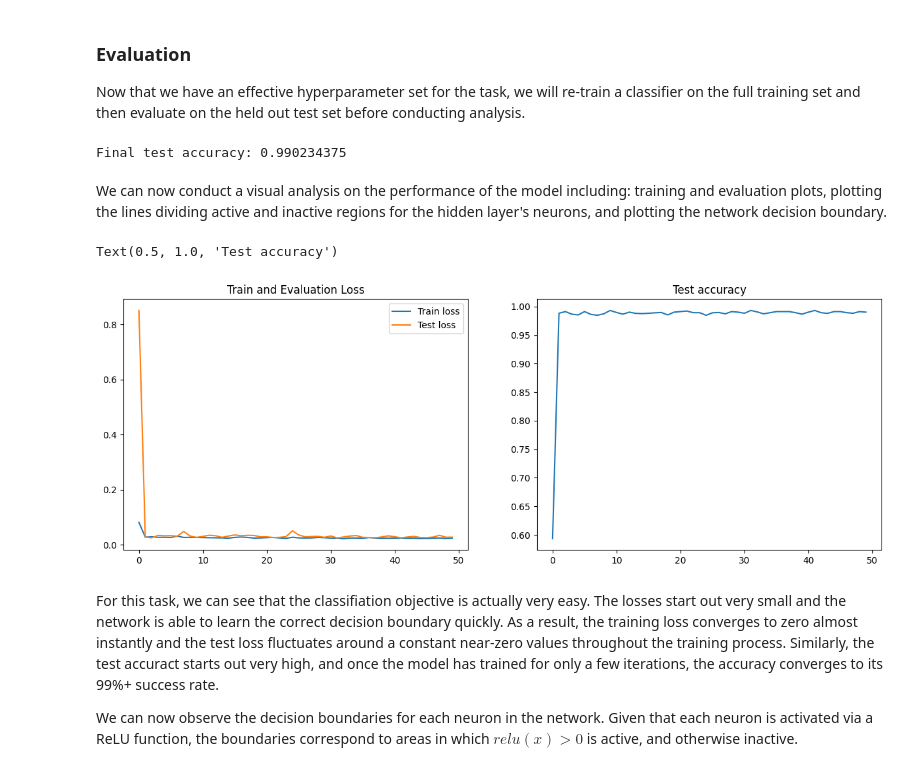
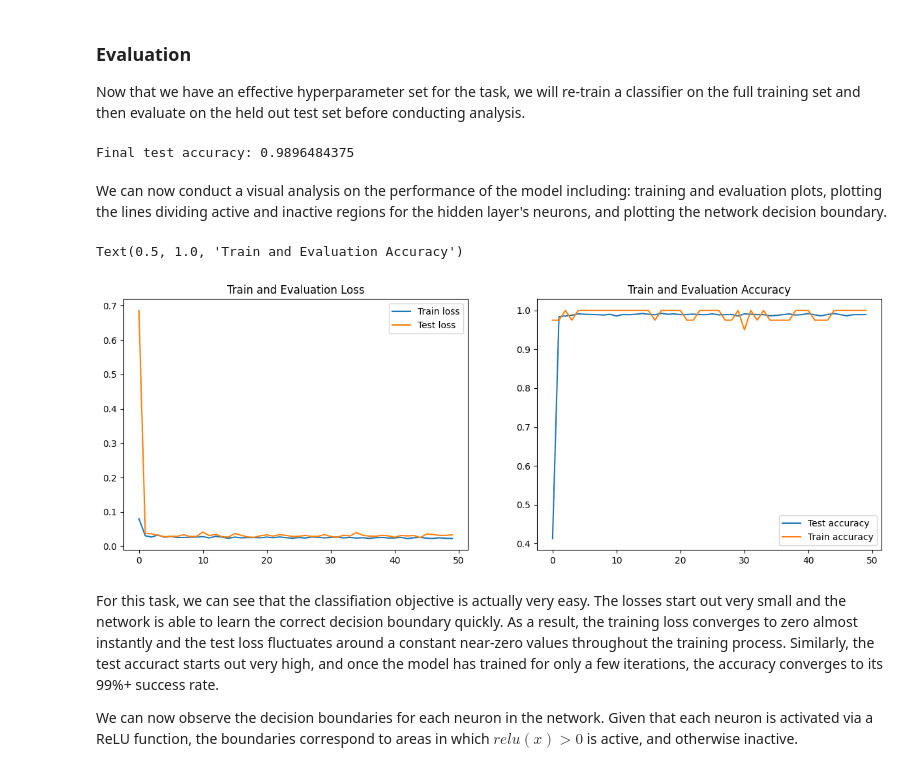
Before and after one commit to faverogian/ECSE552, a Jupyter notebook: classifier.ipynb, the cells around one changed output. Drawn from its saved outputs; the diff is of its cells as text; code cells hidden in the pictures.

Commit message:
forgot to add plot

```diff
--- a/classifier.ipynb
+++ b/classifier.ipynb
@@ -324,31 +324,34 @@ for epoch in range(50):
 
         # Store the epoch training loss
         epoch_train_losses.append(loss.item())
+        epoch_train_accuracy = (torch.round(outputs) == labels).sum().item() / len(labels)
 
     # Calculate the average training and test losses
     train_losses.append(np.mean(epoch_train_losses))
     test_losses.append(np.mean(epoch_test_losses))
-    train_accuracies.append(np.mean(epoch_train_losses))
+    train_accuracies.append(np.mean(epoch_train_accuracy))
     test_accuracies.append(np.mean(epoch_test_accuracies))
 
 # Print the final test accuracy
 print(f'Final test accuracy: {test_accuracies[-1]}')
 # %% [output]
-Final test accuracy: 0.990234375
+Final test accuracy: 0.9896484375
 # %% [markdown]
 We can now conduct a visual analysis on the performance of the model including: training and evaluation plots, plotting the lines dividing active and inactive regions for the hidden layer's neurons, and plotting the network decision boundary.
 # %%
 # Plot the training loss, test loss, and test accuracy with smoothing
 fig, axs = plt.subplots(1, 2, figsize=(15, 5))
 axs[0].plot(train_losses, label='Train loss')
 axs[0].plot(test_losses, label='Test loss')
 axs[0].set_title('Train and Evaluation Loss')
 axs[0].legend()
-axs[1].plot(test_accuracies)
-axs[1].set_title('Test accuracy')
+axs[1].plot(test_accuracies, label='Test accuracy')
+axs[1].plot(train_accuracies, label='Train accuracy')
+axs[1].legend()
+axs[1].set_title('Train and Evaluation Accuracy')
 # %% [output]
-Text(0.5, 1.0, 'Test accuracy')
+Text(0.5, 1.0, 'Train and Evaluation Accuracy')
-[figure, old version]
+[figure, new version]
 # %% [markdown]
 For this task, we can see that the classifiation objective is actually very easy. The losses start out very small and the network is able to learn the correct decision boundary quickly. As a result, the training loss converges to zero almost instantly and the test loss fluctuates around a constant near-zero values throughout the training process. Similarly, the test accuract starts out very high, and once the model has trained for only a few iterations, the accuracy converges to its 99%+ success rate.
 
```
